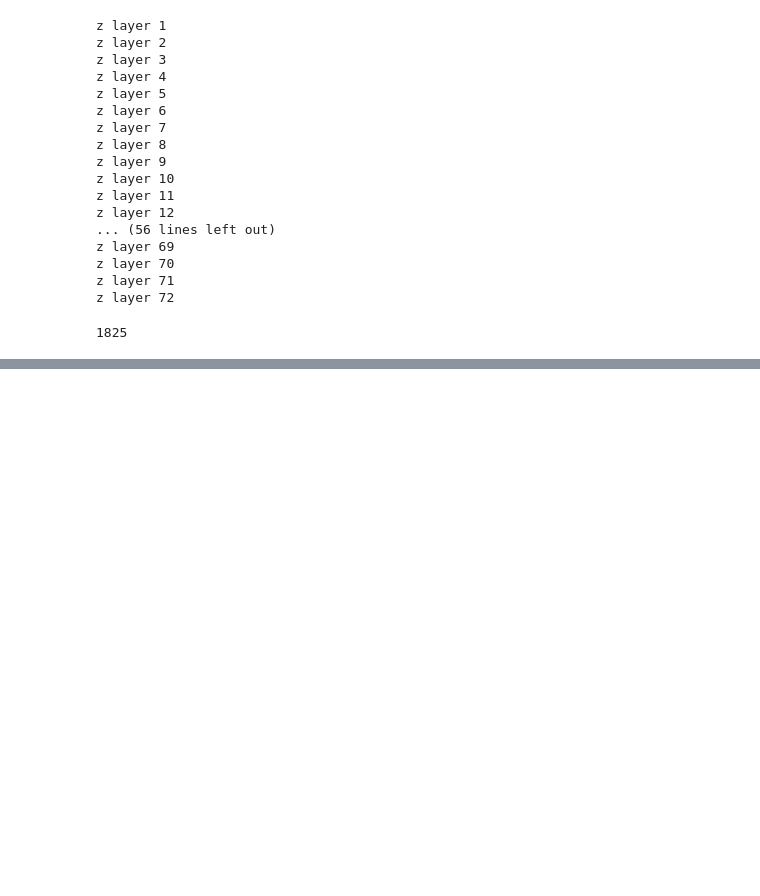
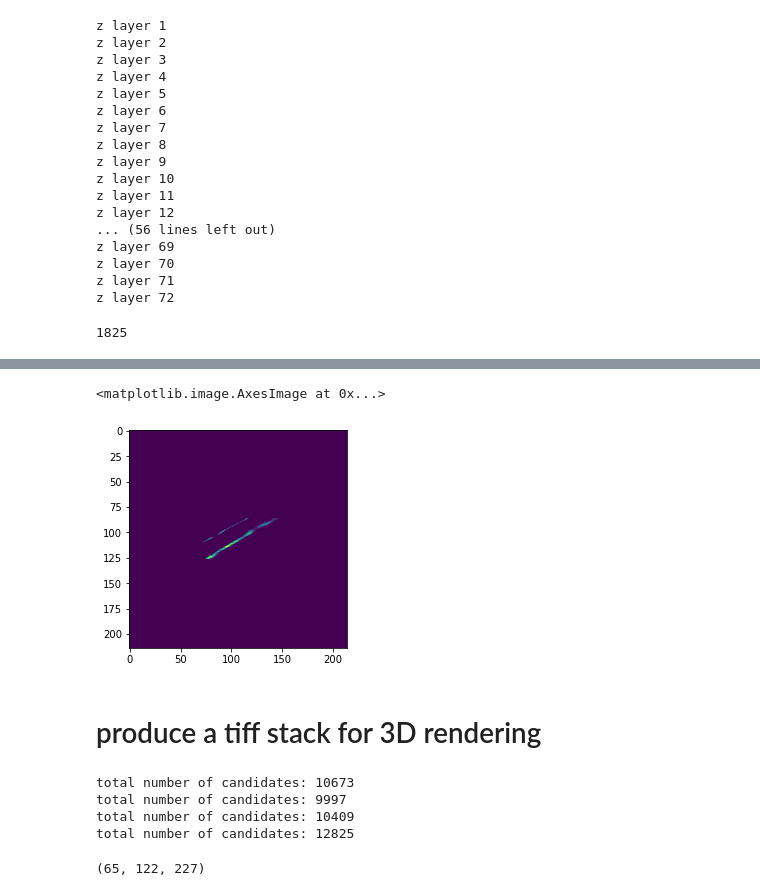
Before and after one commit to xiyuyi/PyPRIS, a Jupyter notebook: get_fig_for_pub_Feature3.ipynb, the cells around one changed output, grey strips where cells are left out. Drawn from its saved outputs; the diff is of its cells as text; code cells hidden in the pictures; blank space fills up the shorter version.

```diff
--- a/get_fig_for_pub_Feature3.ipynb
+++ b/get_fig_for_pub_Feature3.ipynb
@@ -987,0 +1123,59 @@ z layer 72
+# %%
+plt.imshow(np.mean(vis_new_list[3],axis=0))
+# %% [output]
+<matplotlib.image.AxesImage at 0x...>
+[figure, added]
+# %% [markdown]
+# produce a tiff stack for 3D rendering
+# %%
+prj0_list = list()
+prj1_list = list()
+prj2_list = list()
+interv_list = list()
+prisN = 4
+pris_linbregs=pris_linbregs_list[4]
+lb_all = LinBreg('All')
+vis_list = list()
+x = list()
+for lb_path, ox, oy, xbounds, ybounds in zip(pris_linbregs, oxs, oys, x_boundaries, y_boundaries):
+    with open(lb_path,'rb') as f:
+        lb = pickle.load(f)
+        vis_list.append(lb.candidate_vis())
+
+    xs = list(lb.x[0:-1])
+    for ind, coord in enumerate(lb.candidate_coords):
+        coordx = coord[1] + ox
+        coordy = coord[2] + oy
+        if coordx > xbounds[0]: xs[ind] = 0.0
+        if coordx <  xbounds[1]: xs[ind] = 0.0
+
+    for ele in lb.candidate_coords:
+        lb_all.candidate_coords.append([ele[0],ele[1]+ox,ele[2]+oy])
+
+    print("total number of candidates: " + str(len(lb.x)))
+    for ele in xs:
+        x.append(ele)
+
+lb_all.candidate_intervals = lb.candidate_intervals
+# now add the 8 corner zeros for the field of view alingment
+#xpeak = np.max(x[0:-1])
+lb_all.xlist = copy.deepcopy(x)
+
+lb_all_tight = copy.deepcopy(lb_all)
+lb_all_tight.candidate_coords = list()
+xlist = list()
+
+for Ind, xv in enumerate(x):
+    if xv > 0.001:
+        xlist.append(xv)
+        lb_all_tight.candidate_coords.append(lb_all.candidate_coords[Ind])
+
+lb_all_tight.x = np.asarray(xlist)
+vis = lb_all_tight.candidate_vis()
+vis.shape
+# %% [output]
+total number of candidates: 10673
+total number of candidates: 9997
+total number of candidates: 10409
+total number of candidates: 12825
+(65, 122, 227)
```
Also changed, not shown: parts of 14 cells of this notebook.
